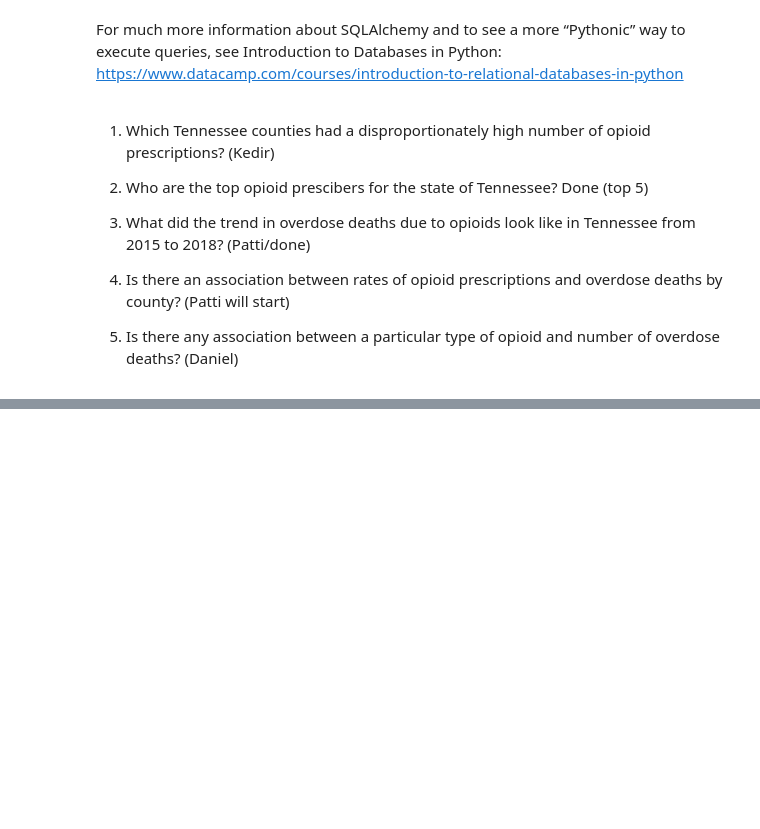
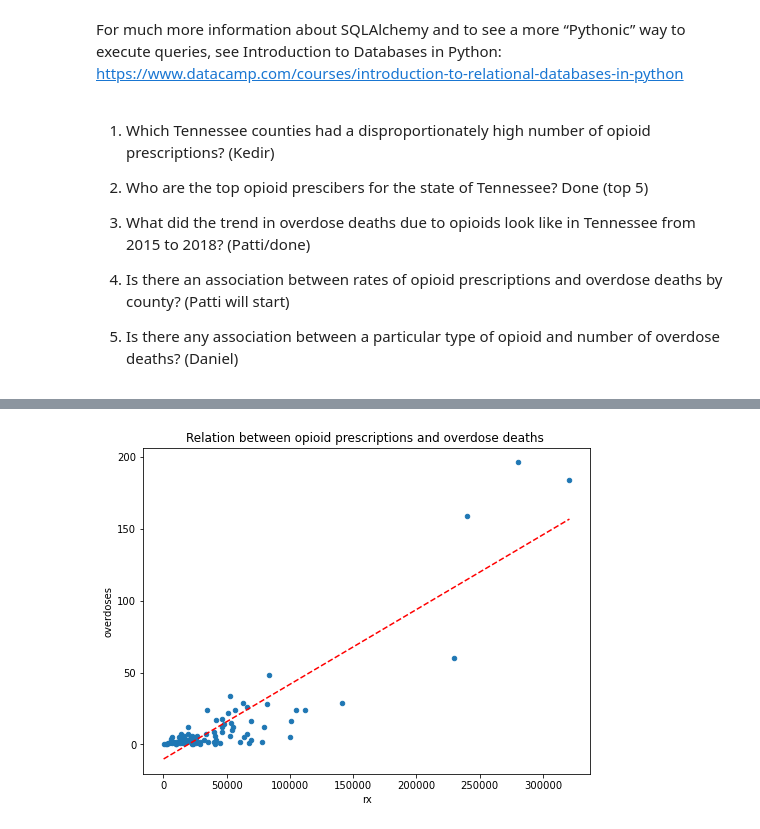
Before and after one commit to knturi/sql_rx_project-dankedpat-nationals, a Jupyter notebook: rx_project_pd.ipynb, the cells around one changed output, grey strips where cells are left out. Saved outputs shown, nothing was run; the diff lists cells and outputs as text; code cells hidden in the pictures; blank space fills up the shorter version.

```diff
--- a/rx_project_pd.ipynb
+++ b/rx_project_pd.ipynb
@@ -295,0 +242,12 @@ plt.title('TN County Opioid Claims per 1,000 Persons', fontsize = 16, fontweight
+# %%
+fig, ax = plt.subplots(figsize = (8,6))
+Q4.plot(kind = 'scatter', x = 'rx', y = 'overdoses', ax = ax)
+
+x = np.linspace(Q4['rx'].min(), Q4['rx'].max(), 100)
+z = np.polyfit(Q4['rx'], Q4['overdoses'], 1)
+p = np.poly1d(z)
+plt.plot(x,p(x),"r--")
+
+plt.title('Relation between opioid prescriptions and overdose deaths ');
+# %% [output]
+[figure, added]
```
Also changed, not shown: parts of 25 cells of this notebook.
